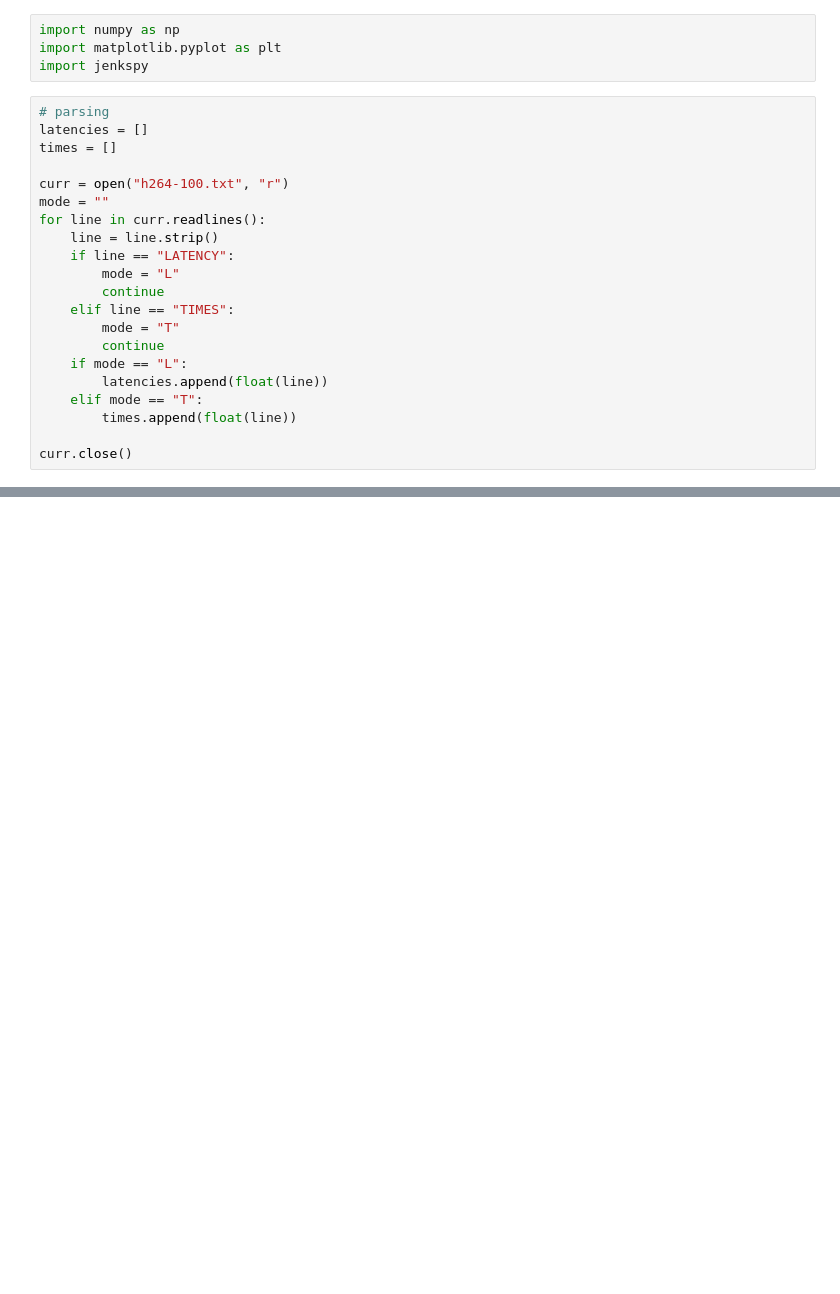
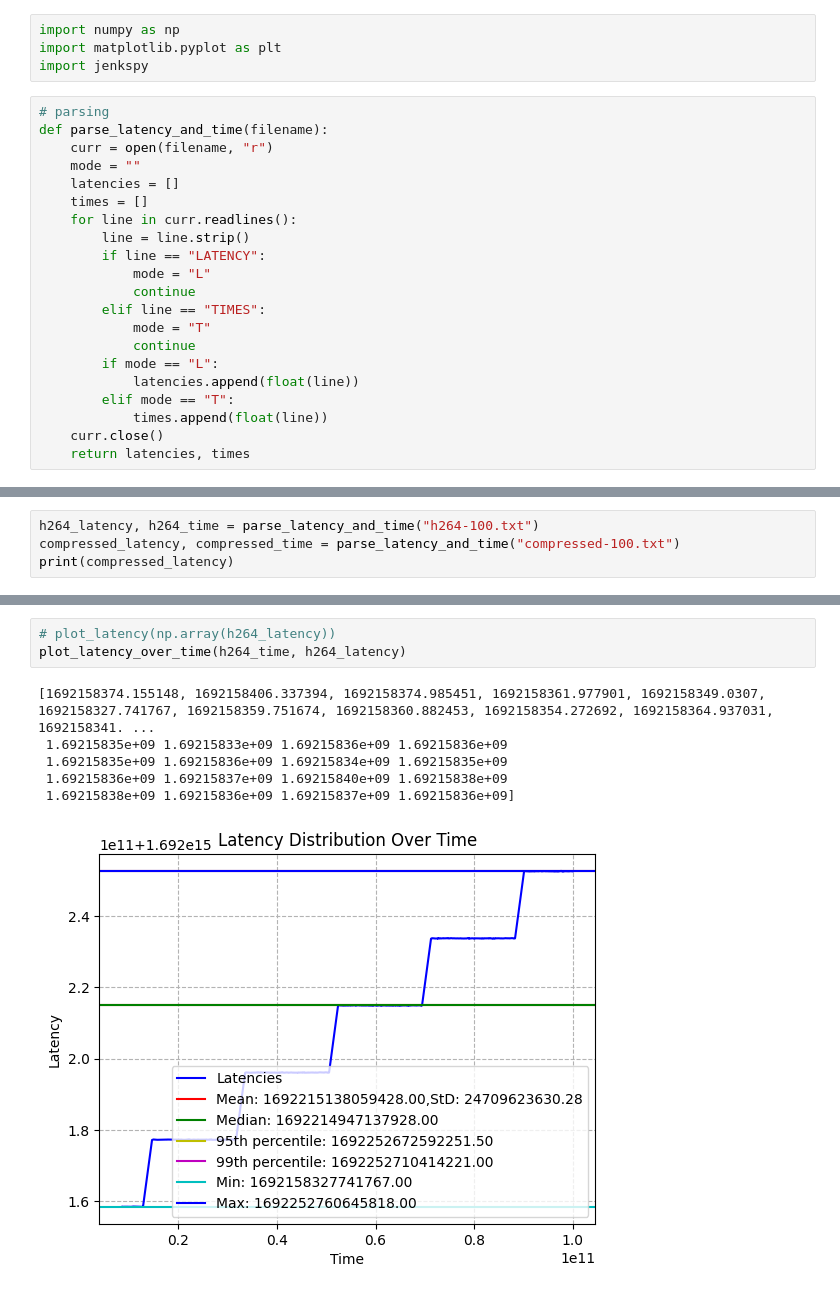
Before and after one commit to adit-bala/fogros-latency-analytics, a Jupyter notebook: latency-analysis.ipynb, the cells around one changed output, grey strips where cells are left out. Cells and saved outputs as stored; diff of their text form; blank space fills up the shorter version.

Commit message:
import compressed data

```diff
--- a/latency-analysis.ipynb
+++ b/latency-analysis.ipynb
@@ -4,22 +4,22 @@ import matplotlib.pyplot as plt
 import jenkspy
 # %%
 # parsing
-latencies = []
-times = []
-
-curr = open("h264-100.txt", "r")
-mode = ""
-for line in curr.readlines():
-    line = line.strip()
-    if line == "LATENCY":
-        mode = "L"
-        continue
-    elif line == "TIMES":
-        mode = "T"
-        continue
-    if mode == "L":
-        latencies.append(float(line))
-    elif mode == "T":
-        times.append(float(line))
-
-curr.close()
+def parse_latency_and_time(filename):
+    curr = open(filename, "r")
+    mode = ""
+    latencies = []
+    times = []
+    for line in curr.readlines():
+        line = line.strip()
+        if line == "LATENCY":
+            mode = "L"
+            continue
+        elif line == "TIMES":
+            mode = "T"
+            continue
+        if mode == "L":
+            latencies.append(float(line))
+        elif mode == "T":
+            times.append(float(line))
+    curr.close()
+    return latencies, times
@@ -173,0 +26,4 @@ No artists with labels found to put in legend.  Note that artists whose label st
+# %%
+h264_latency, h264_time = parse_latency_and_time("h264-100.txt")
+compressed_latency, compressed_time = parse_latency_and_time("compressed-100.txt")
+print(compressed_latency)
@@ -173,0 +181,10 @@ No artists with labels found to put in legend.  Note that artists whose label st
+# %%
+# plot_latency(np.array(h264_latency))
+plot_latency_over_time(h264_time, h264_latency)
+# %% [output]
+[1692158374.155148, 1692158406.337394, 1692158374.985451, 1692158361.977901, 1692158349.0307, 1692158327.741767, 1692158359.751674, 1692158360.882453, 1692158354.272692, 1692158364.937031, 1692158341. ...
+ 1.69215835e+09 1.69215833e+09 1.69215836e+09 1.69215836e+09
+ 1.69215835e+09 1.69215836e+09 1.69215834e+09 1.69215835e+09
+ 1.69215836e+09 1.69215837e+09 1.69215840e+09 1.69215838e+09
+ 1.69215838e+09 1.69215836e+09 1.69215837e+09 1.69215836e+09]
+[figure, added]
```
Also changed, not shown: parts of 4 cells of this notebook, 1 other file.
